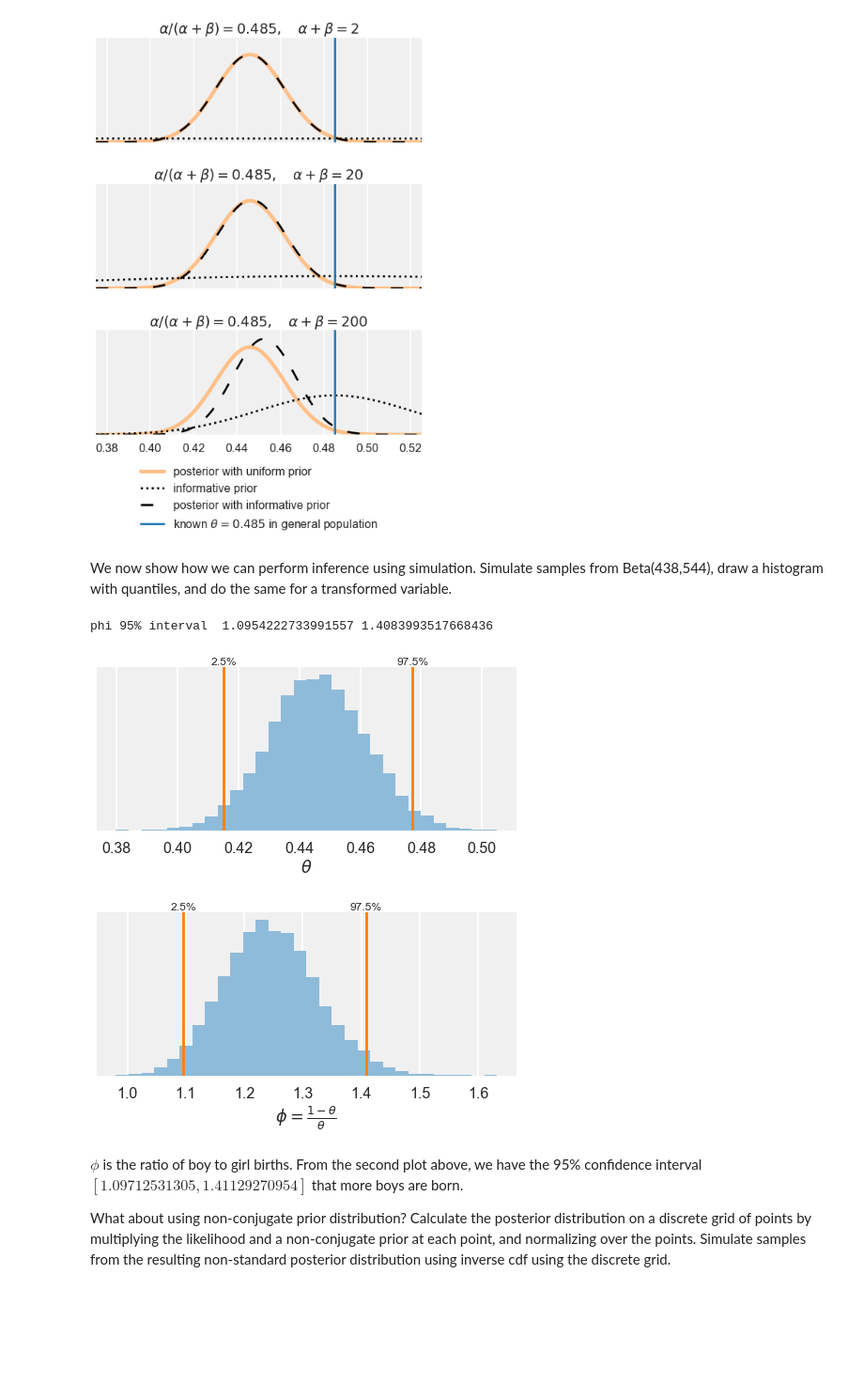
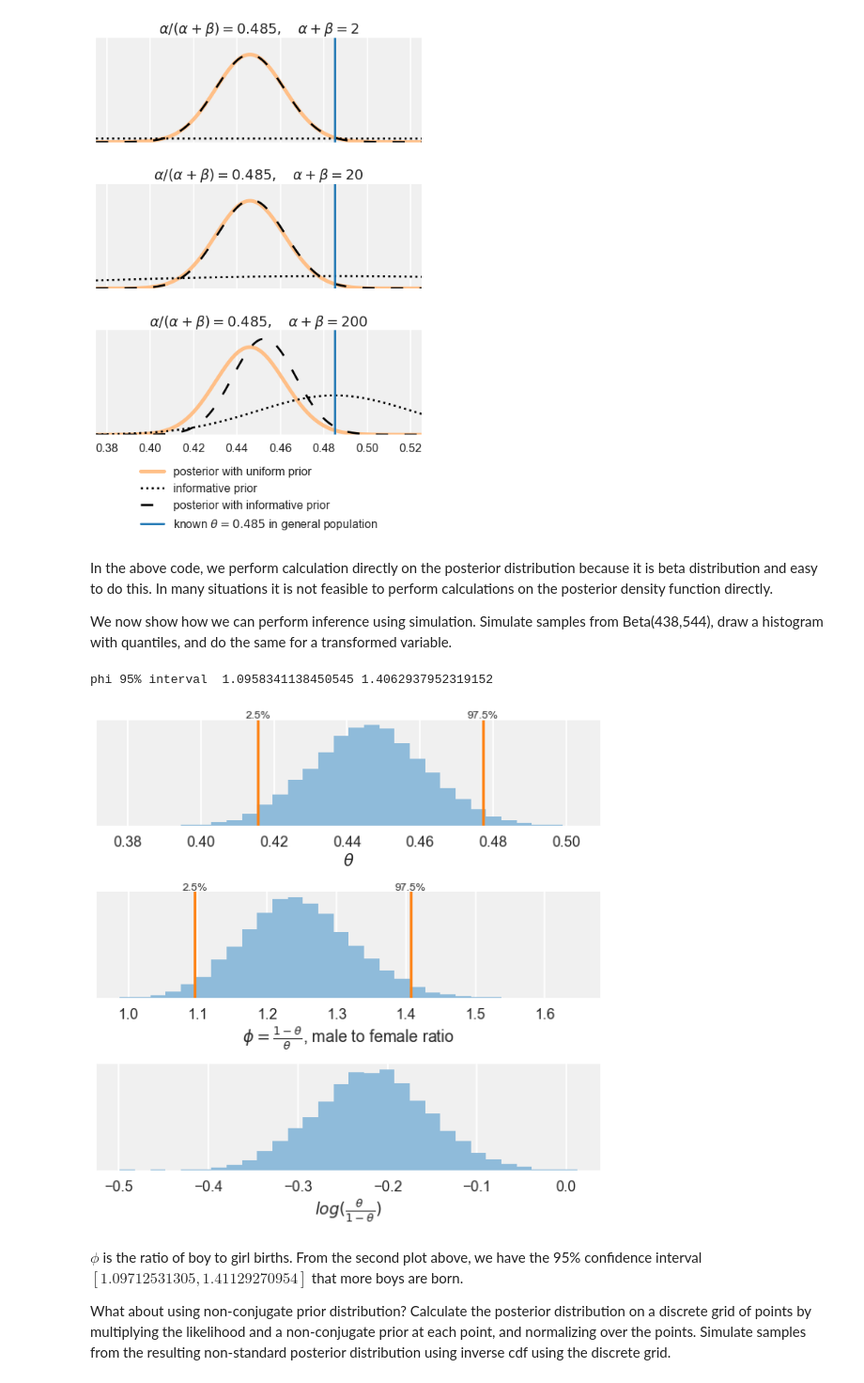
Before and after one commit to totucuong/bayes_data_analysis, a Jupyter notebook: notebooks/theory/stats_model.ipynb, the cells around one changed output. Shown at 94% size. Saved outputs shown, nothing was run; the diff lists cells and outputs as text; code cells hidden in the pictures; blank space fills up the shorter version.

```diff
--- a/notebooks/theory/stats_model.ipynb
+++ b/notebooks/theory/stats_model.ipynb
@@ -139,6 +166,8 @@ axes[-1].legend(
 # %% [output]
 [figure]
 # %% [markdown]
+In the above code, we perform calculation directly on the posterior distribution because it is beta distribution and easy to do this. In many situations it is not feasible to perform calculations on the posterior density function directly.
+
 We now show how we can perform inference using simulation. Simulate samples from Beta(438,544), draw a histogram with quantiles, and do the same for a transformed variable.
 # %%
 # plotting grid
@@ -149,7 +178,7 @@ n = 10000
 th = beta.rvs(438, 544, size=n)  # rvs comes from `random variates`
 
 # plot 2 subplots
-fig, axes = plt.subplots(nrows=2, ncols=1, figsize=(8, 8))
+fig, axes = plt.subplots(nrows=3, ncols=1, figsize=(8, 8))
 # show only x-axis
 plot_tools.modify_axes.only_x(axes)
 # manually adjust spacing
@@ -171,36 +200,41 @@ axes[0].text(
 axes[0].text(
     th975,
     axes[0].get_ylim()[1]+15,
     '97.5%',
     horizontalalignment='center'
 )
 axes[0].set_xlabel(r'$\theta$')
 
 # plot histogram for the transformed variable
 phi = (1-th)/th
 axes[1].hist(phi, bins=30, color=plot_tools.lighten('C0'))
 # compute 2.5% and 97.5% quantile approximation using samples
 phi25, phi975 = np.percentile(phi, [2.5, 97.5])
 print('phi 95% interval ', phi25, phi975)
 # draw lines for these
 axes[1].axvline(phi25, color='C1')
 axes[1].axvline(phi975, color='C1')
 axes[1].text(
     phi25,
     axes[1].get_ylim()[1]+15,
     '2.5%',
      horizontalalignment='center'
 )
 axes[1].text(
     phi975,
     axes[1].get_ylim()[1]+15,
     '97.5%',
     horizontalalignment='center'
 )
-axes[1].set_xlabel(r'$\phi = \frac{1-\theta}{\theta}$');
+axes[1].set_xlabel(r'$\phi = \frac{1-\theta}{\theta}$, male to female ratio');
+
+logit_transform = np.log(th/(1-th))
+axes[2].hist(logit_transform, bins=30, color=plot_tools.lighten('C0'))
+axes[2].set_xlabel(r'$log(\frac{\theta}{1-\theta})$')
+plt.tight_layout()
 # %% [output]
-phi 95% interval  1.0954222733991557 1.4083993517668436
+phi 95% interval  1.0958341138450545 1.4062937952319152
-[figure, old version]
+[figure, new version]
 # %% [markdown]
 $\phi$ is the ratio of boy to girl births. From the second plot above, we have the 95% confidence interval $[1.09712531305, 1.41129270954]$ that more boys are born.
 
```
Also changed, not shown: parts of 14 cells of this notebook, 1 other file.
